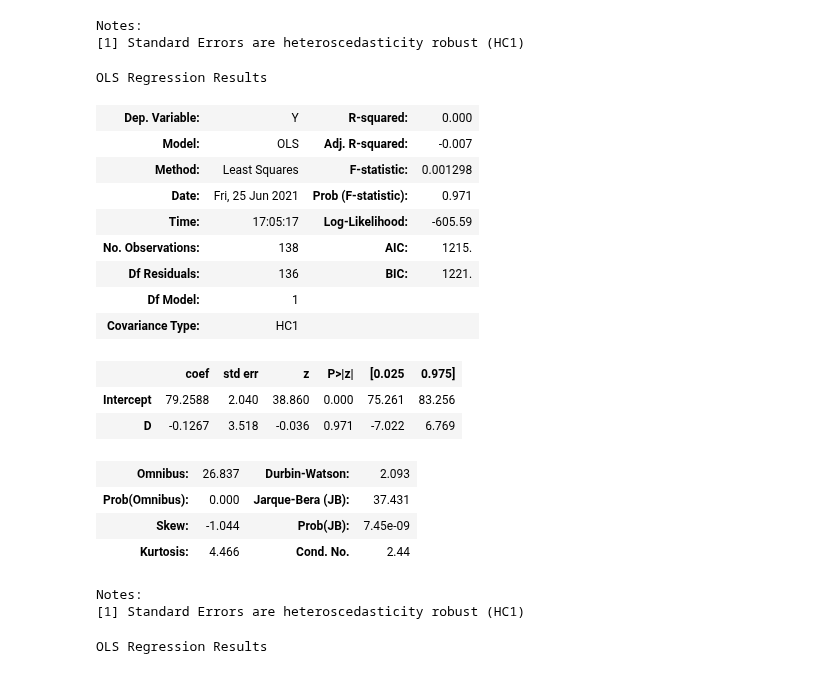
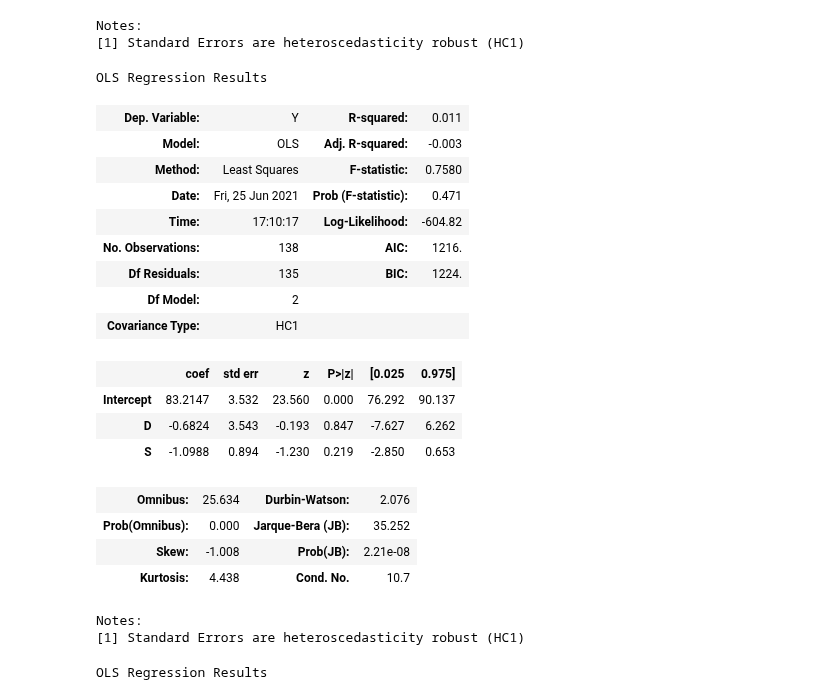
Before and after one commit to aysuavci/ose-data-science-course-project-aysuavci, a Jupyter notebook: project_notebook.ipynb, the cells around one changed output. Drawn from its saved outputs; the diff is of its cells as text; code cells hidden in the pictures.

```diff
--- a/project_notebook.ipynb
+++ b/project_notebook.ipynb
@@ -258,28 +258,29 @@ Notes:
 # %%
 #Reg 2 for confidence
 news_good = df[df["dummynews_goodbad"] == 0]
-news_good = pd.DataFrame({"Y": news_good['posterior_median'], "D": news_good['dummytreat_direct1month']})
-model_ols = smf.ols(formula="Y ~ D", data=news_good)
+news_good = pd.DataFrame({"Y": news_good['posterior_median'], "D": news_good['dummytreat_direct1month'], "S": news_good["rank"]})
+model_ols = smf.ols(formula="Y ~ D + S", data=news_good)
 rslt = model_ols.fit(cov_type='HC1')
 rslt.summary()
 # %% [output]
 OLS Regression Results
-| Dep. Variable: | Y | R-squared: | 0.000 |
-| Model: | OLS | Adj. R-squared: | -0.007 |
-| Method: | Least Squares | F-statistic: | 0.001298 |
-| Date: | Fri, 25 Jun 2021 | Prob (F-statistic): | 0.971 |
-| Time: | 17:05:17 | Log-Likelihood: | -605.59 |
-| No. Observations: | 138 | AIC: | 1215. |
-| Df Residuals: | 136 | BIC: | 1221. |
-| Df Model: | 1 |  |  |
+| Dep. Variable: | Y | R-squared: | 0.011 |
+| Model: | OLS | Adj. R-squared: | -0.003 |
+| Method: | Least Squares | F-statistic: | 0.7580 |
+| Date: | Fri, 25 Jun 2021 | Prob (F-statistic): | 0.471 |
+| Time: | 17:10:17 | Log-Likelihood: | -604.82 |
+| No. Observations: | 138 | AIC: | 1216. |
+| Df Residuals: | 135 | BIC: | 1224. |
+| Df Model: | 2 |  |  |
 | Covariance Type: | HC1 |  |  |
 |  | coef | std err | z | P>|z| | [0.025 | 0.975] |
-| Intercept | 79.2588 | 2.040 | 38.860 | 0.000 | 75.261 | 83.256 |
-| D | -0.1267 | 3.518 | -0.036 | 0.971 | -7.022 | 6.769 |
+| Intercept | 83.2147 | 3.532 | 23.560 | 0.000 | 76.292 | 90.137 |
+| D | -0.6824 | 3.543 | -0.193 | 0.847 | -7.627 | 6.262 |
+| S | -1.0988 | 0.894 | -1.230 | 0.219 | -2.850 | 0.653 |
-| Omnibus: | 26.837 | Durbin-Watson: | 2.093 |
-| Prob(Omnibus): | 0.000 | Jarque-Bera (JB): | 37.431 |
-| Skew: | -1.044 | Prob(JB): | 7.45e-09 |
-| Kurtosis: | 4.466 | Cond. No. | 2.44 |
+| Omnibus: | 25.634 | Durbin-Watson: | 2.076 |
+| Prob(Omnibus): | 0.000 | Jarque-Bera (JB): | 35.252 |
+| Skew: | -1.008 | Prob(JB): | 2.21e-08 |
+| Kurtosis: | 4.438 | Cond. No. | 10.7 |
 Notes:
 [1] Standard Errors are heteroscedasticity robust (HC1)
 # %%
```
Also changed, not shown: parts of 1 cell of this notebook.
